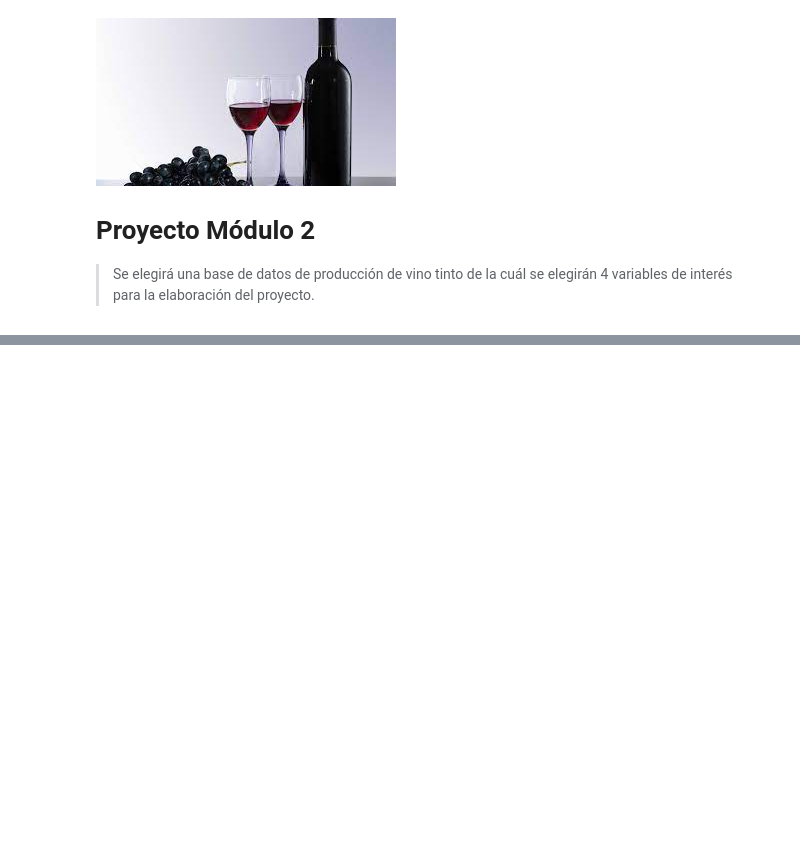
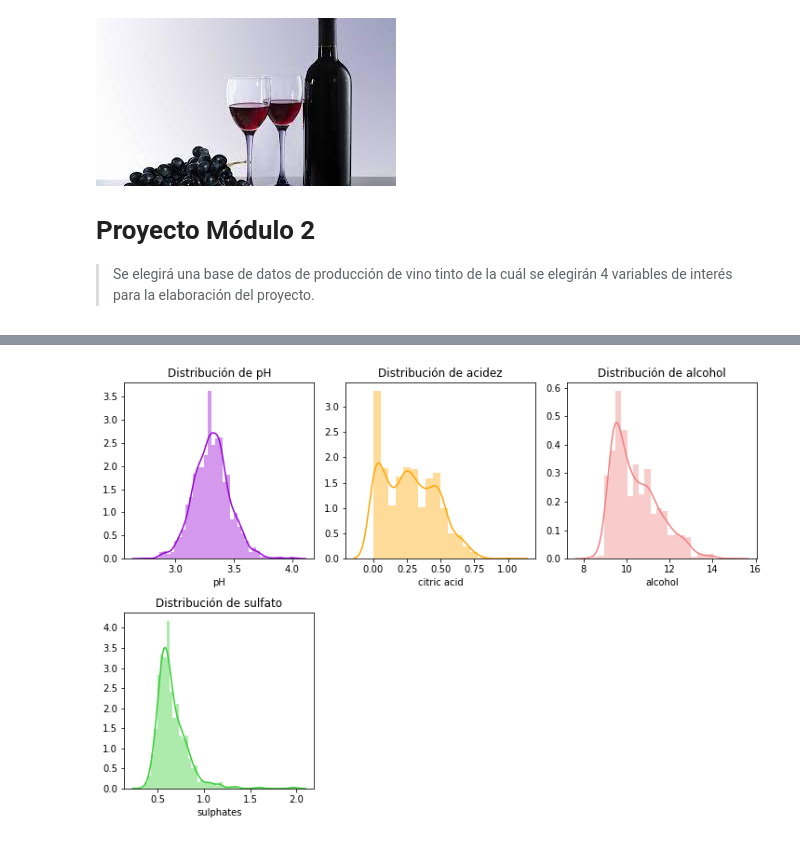
Before and after one commit to feramdor/Proyecto_Amador_Gonzalez, a Jupyter notebook: Proyecto_Amador_Gonzalez.ipynb, the cells around one changed output, grey strips where cells are left out. Saved outputs shown, nothing was run; the diff lists cells and outputs as text; code cells hidden in the pictures; blank space fills up the shorter version.

```diff
--- a/Proyecto_Amador_Gonzalez.ipynb
+++ b/Proyecto_Amador_Gonzalez.ipynb
@@ -60,0 +136,4 @@ Se busco en la página **kaggle** varias base de datos, le elección de la base
+# %%
+# pH
+data_ph = data['pH'].dropna()
+data_ph
@@ -60,0 +153,4 @@ Se busco en la página **kaggle** varias base de datos, le elección de la base
+# %%
+# Acidez
+data_a = data['citric acid'].dropna()
+data_a
@@ -60,0 +170,4 @@ Se busco en la página **kaggle** varias base de datos, le elección de la base
+# %%
+# Alcohol
+data_al = data['alcohol'].dropna()
+data_al
@@ -60,0 +187,4 @@ Se busco en la página **kaggle** varias base de datos, le elección de la base
+# %%
+# Sulfato
+data_s = data['sulphates'].dropna()
+data_s
@@ -60,0 +204,23 @@ Se busco en la página **kaggle** varias base de datos, le elección de la base
+# %%
+plt.figure(figsize = (10,10))
+plt.subplot(3,3,1)
+sns.distplot(data_ph ,color ='darkviolet')
+plt.title('Distribución de pH')
+plt.subplot(3,3,2)
+sns.distplot(data_a ,color='orange')
+plt.title('Distribución de acidez')
+plt.subplot(3,3,3)
+sns.distplot(data_al ,color='lightcoral')
+plt.title('Distribución de alcohol')
+plt.subplot(3,3,4)
+sns.distplot(data_s ,color='limegreen')
+plt.title('Distribución de sulfato')
+plt.tight_layout()
+plt.show()
+
+
+import warnings
+warnings.filterwarnings('ignore')
+warnings.simplefilter(action = 'ignore', category = FutureWarning)
+# %% [output]
+[figure, added]
```
Also changed, not shown: parts of 12 cells of this notebook, 2 other files.
